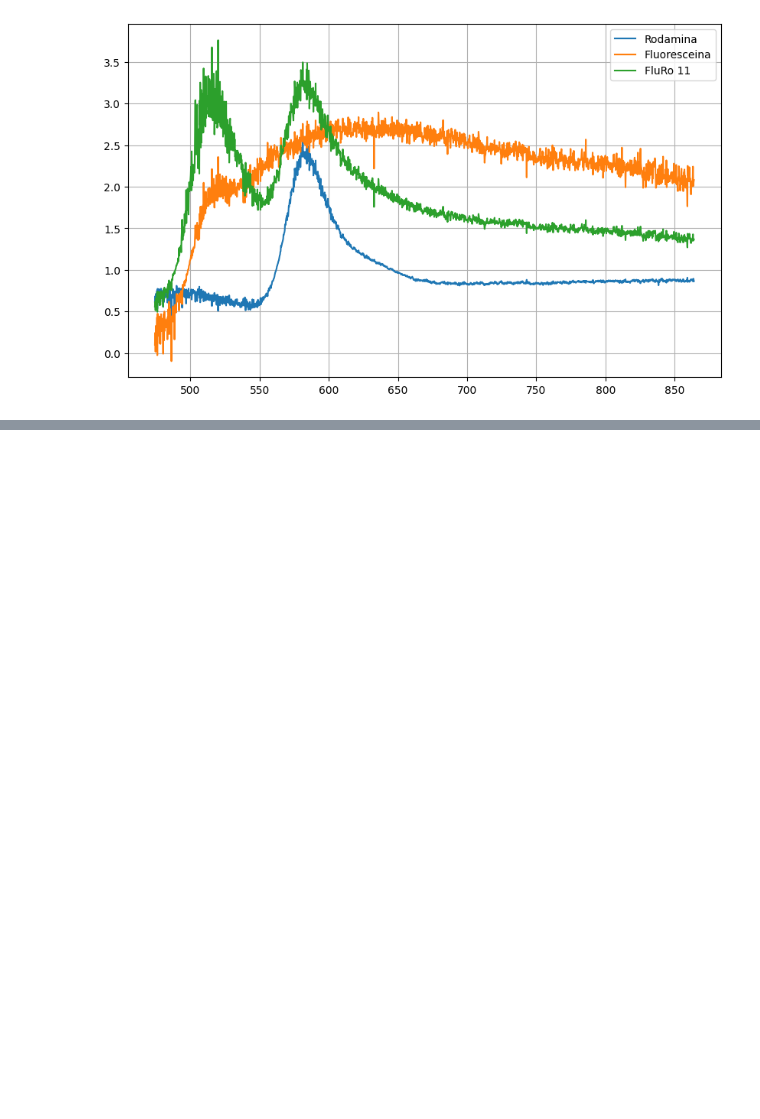
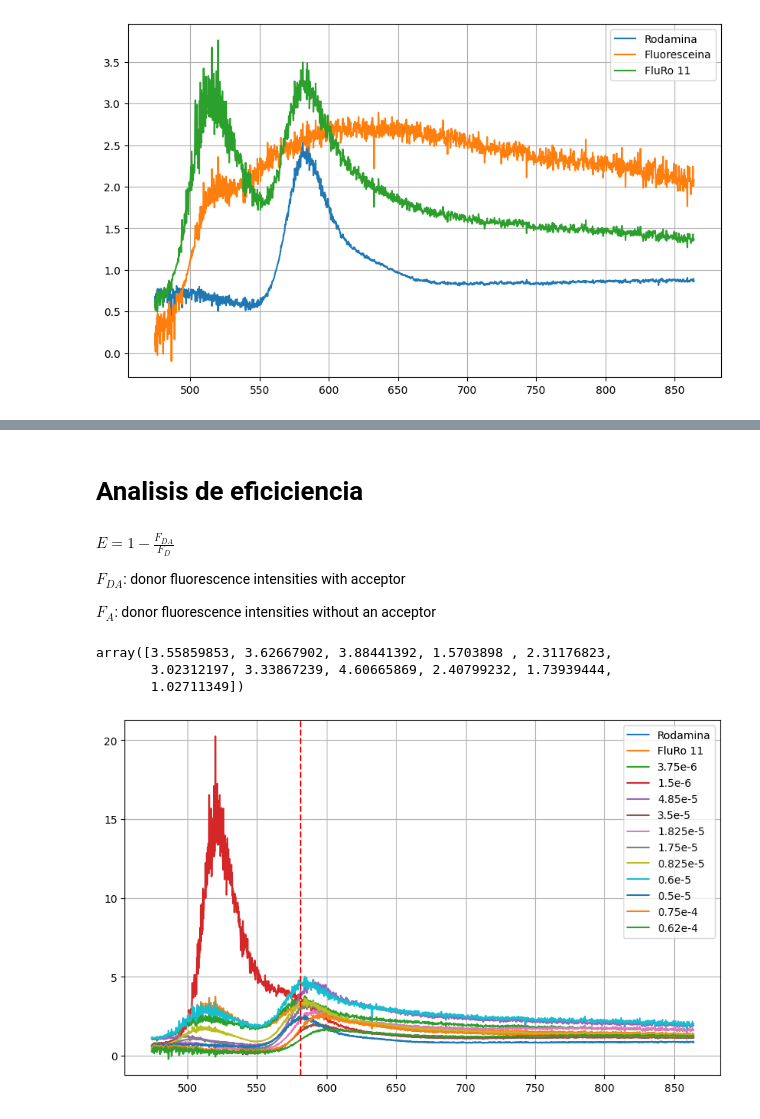
Before and after one commit to BernardoPironio/Espectrometria-difractiva, a Jupyter notebook: analisis_3.ipynb, the cells around one changed output, grey strips where cells are left out. Saved outputs shown, nothing was run; the diff lists cells and outputs as text; code cells hidden in the pictures; blank space fills up the shorter version.

Commit message:
Agrego parte(verde) de el calculo de eficiencia

```diff
--- a/analisis_3.ipynb
+++ b/analisis_3.ipynb
@@ -157,0 +172,11 @@ plt.plot(Emision_datos['Longitud_Fluoresceina_1mM'][a:b], Emision_datos['Intensi
+# %% [markdown]
+# Analisis de eficiciencia
+# %% [markdown]
+$E = 1 - \frac{F_{DA}}{F_D}$
+
+$F_{DA}$: donor fluorescence intensities with acceptor
+
+$F_A$: donor fluorescence intensities without an acceptor
+# %%
+# Con esto elijo un dato fijo que corresponde a algun lambda, trato de que sea en el pico de rhodamina
+posicion_lambda = 1780
@@ -157,0 +187,48 @@ plt.plot(Emision_datos['Longitud_Fluoresceina_1mM'][a:b], Emision_datos['Intensi
+# %%
+# Calculo para cada concentracion de acceptor la florescencia del donor
+F_das = []
+for concentracion in concentraciones:
+    if concentracion == '0.62e-4':
+        F_das.append(Emision_datos[f'Intensidad_Ro_062e-4_flu']/Emision_datos['Intensidad_Control'])
+    elif concentracion == '1.5e-6':
+        F_das.append(Emision_datos[f'Intensidad_Ro_{concentracion}M_flu']/Emision_datos['Intensidad_Control'])
+    elif concentracion == '3.5e-5' or concentracion == '4.85e-5':
+        F_das.append(Emision_datos[f'Intensidad_Ro_{concentracion}_Flu']/Emision_datos['Intensidad_Control'])
+    elif concentracion == '0.5e-5':
+        F_das.append(Emision_datos[f'Intensidad_Rodamina{concentracion}']/Emision_datos['Intensidad_Control'])
+    else:
+        F_das.append(Emision_datos[f'Intensidad_Ro_{concentracion}_flu']/Emision_datos['Intensidad_Control'])
+
+
+F_das = np.array(F_das)
+
+# La florescencia que dije arriba para cada concentracion en la posicion elegida
+F_das[:,posicion_lambda]
+# %% [output]
+array([3.55859853, 3.62667902, 3.88441392, 1.5703898 , 2.31176823,
+       3.02312197, 3.33867239, 4.60665869, 2.40799232, 1.73939444,
+       1.02711349])
+# %%
+plt.figure(figsize = (10, 6))
+
+a, b = 1_300, 3_000
+# Rodamina emision
+plt.plot(Emision_datos['Longitud_Rodamina0.5e-5'][a:b], Emision_datos['Intensidad_Rodamina0.5e-5'][a:b] / Emision_datos['Intensidad_Control'][a:b],
+         label = 'Rodamina')
+
+# Ambas
+plt.plot(Emision_datos['Longitud_FluRo_11'][a:b], Emision_datos['Intensidad_FluRo_11'][a:b] / Emision_datos['Intensidad_Control'][a:b],
+         label = 'FluRo 11')
+
+# Concentraciones
+for i in range(len(F_das)):
+    plt.plot(Emision_datos['Longitud_FluRo_11'][a:b], F_das[i][a:b],
+         label = f'{concentraciones[i]}')
+
+
+
+plt.axvline(Emision_datos['Longitud_Control'][posicion_lambda],c = 'red',linestyle = '--')
+plt.grid(), plt.legend(loc = 'upper right')
+plt.show()
+# %% [output]
+[figure, added]
```
Also changed, not shown: parts of 5 cells of this notebook.
